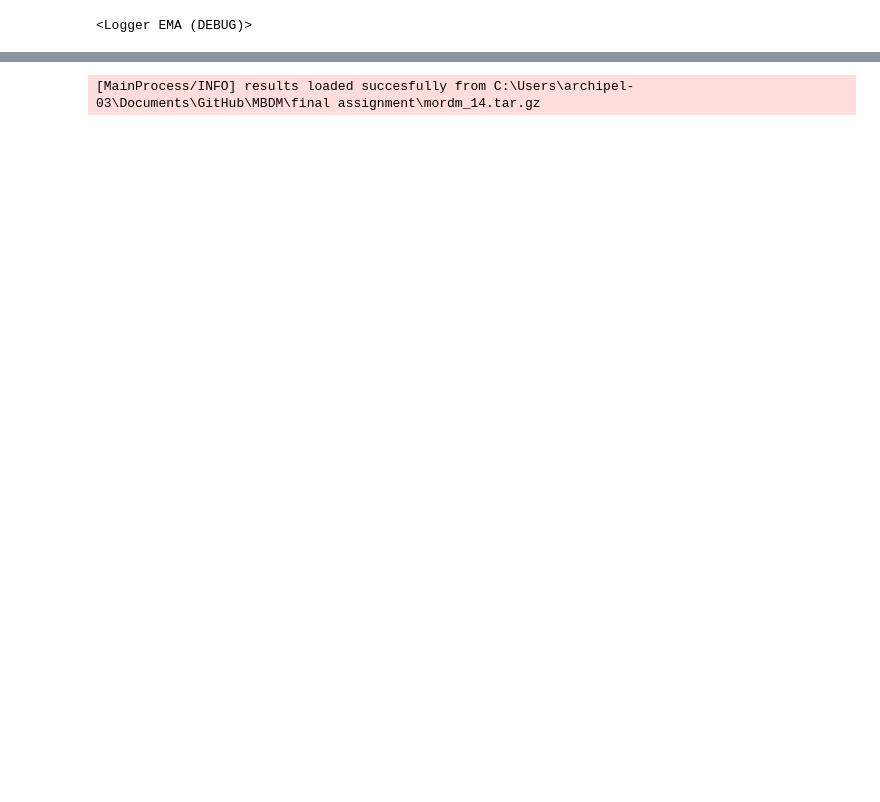
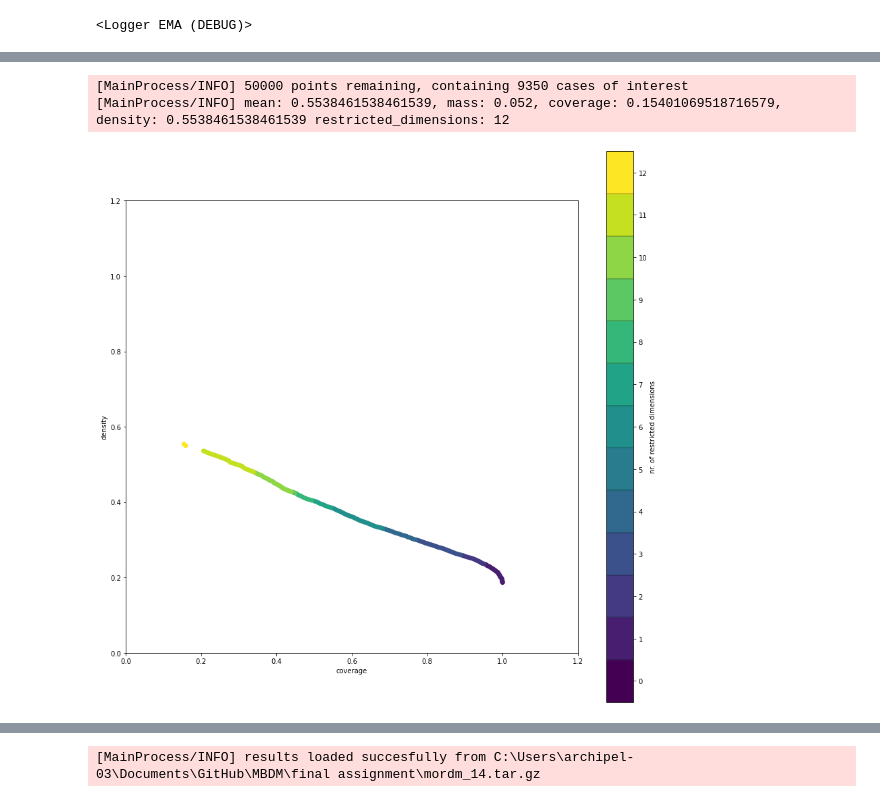
Before and after one commit to tamarvooijs/MBDM, a Jupyter notebook: final assignment/Multi-Scen MORDM Laszlo.ipynb, the cells around one changed output, grey strips where cells are left out. Cells and saved outputs as stored; diff of their text form; code cells hidden in the pictures; blank space fills up the shorter version.

```diff
--- a/final assignment/Multi-Scen MORDM Laszlo.ipynb
+++ b/final assignment/Multi-Scen MORDM Laszlo.ipynb
@@ -25,6 +25,6 @@ from ema_workbench.em_framework.optimization import (HyperVolume,
 
 from problem_formulation import get_model_for_problem_formulation
 
-from ema_workbench.analysis import parcoords
+from ema_workbench.analysis import parcoords, prim
 
-dike_model, planning_steps = get_model_for_problem_formulation(6)
+dike_model, planning_steps = get_model_for_problem_formulation(7)
@@ -30,0 +135,17 @@ dike_model, planning_steps = get_model_for_problem_formulation(6)
+# %%
+x1 = experiments.drop([o.name for o in dike_model.levers] + ["policy", "model"], axis=1)
+
+prim_alg = prim.Prim(x1, y, threshold=0.1, peel_alpha=0.01)
+box1 = prim_alg.find_box()
+
+
+
+box1.show_tradeoff()
+
+fig = plt.gcf()
+fig.set_size_inches(15,15)
+plt.show()
+# %% [output]
+[MainProcess/INFO] 50000 points remaining, containing 9350 cases of interest
+[MainProcess/INFO] mean: 0.5538461538461539, mass: 0.052, coverage: 0.15401069518716579, density: 0.5538461538461539 restricted_dimensions: 12
+[figure, added]
```
Also changed, not shown: parts of 24 cells of this notebook, 6 other files.
